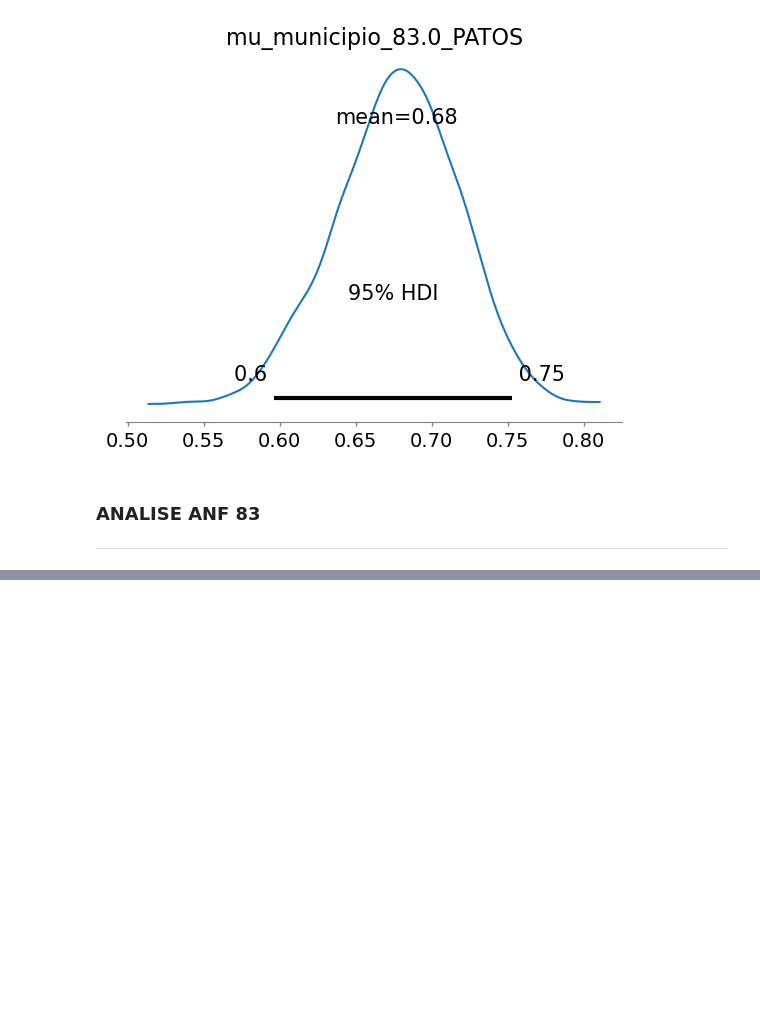
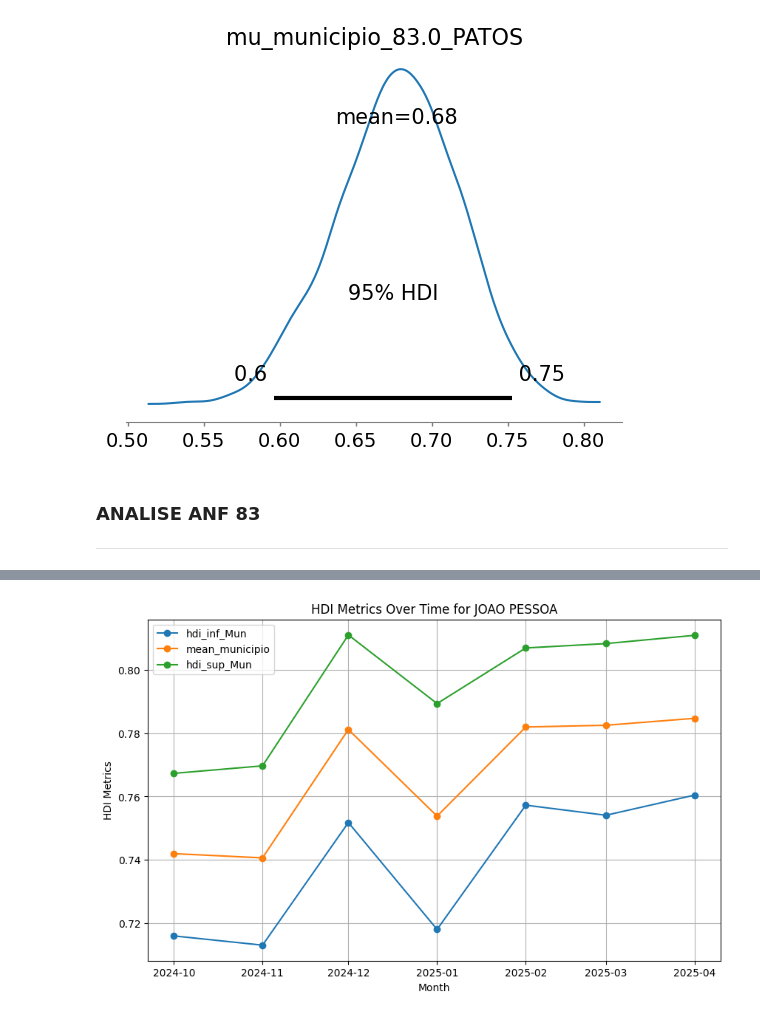
Before and after one commit to tblacerda/MarkovChainMonteCarlo, a Jupyter notebook: MCMC_ECQ_ANALISE.ipynb, the cells around one changed output, grey strips where cells are left out. Drawn from its saved outputs; the diff is of its cells as text; code cells hidden in the pictures; blank space fills up the shorter version.

```diff
--- a/MCMC_ECQ_ANALISE.ipynb
+++ b/MCMC_ECQ_ANALISE.ipynb
@@ -280,3 +278,6 @@ filtered = concatenated_df[['MUNICIPIO', 'hdi_inf_Mun', 'mean_municipio', 'hdi_s
 # Suppress the SettingWithCopyWarning by creating a copy of the filtered DataFrame
 
 filtered.drop_duplicates(inplace=True)
+filtered['month'] = pd.to_datetime(filtered['month'])
+filtered.sort_values(by='month', ascending=True, inplace=True)
+filtered
@@ -319,0 +349,22 @@ lista = result['MUNICIPIO'].tolist()
+# %%
+municipio = filtered[filtered['MUNICIPIO']=='JOAO PESSOA']
+# %%
+import matplotlib.pyplot as plt
+
+# Plot the HDI metrics over time for the selected MUNICIPIO
+plt.figure(figsize=(10, 6))
+plt.plot(municipio['month'], municipio['hdi_inf_Mun'], label='hdi_inf_Mun', marker='o')
+plt.plot(municipio['month'], municipio['mean_municipio'], label='mean_municipio', marker='o')
+plt.plot(municipio['month'], municipio['hdi_sup_Mun'], label='hdi_sup_Mun', marker='o')
+
+# Add title and labels
+plt.title(f"HDI Metrics Over Time for {municipio['MUNICIPIO'].iloc[0]}")
+plt.xlabel("Month")
+plt.ylabel("HDI Metrics")
+plt.legend()
+plt.grid(True)
+
+# Show the plot
+plt.show()
+# %% [output]
+[figure, added]
```
Also changed, not shown: parts of 7 cells of this notebook.
